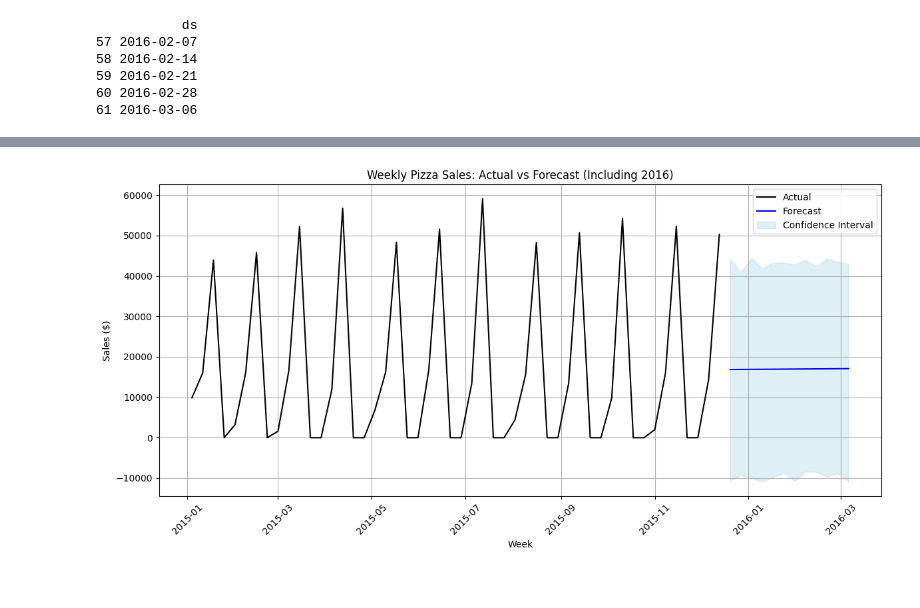
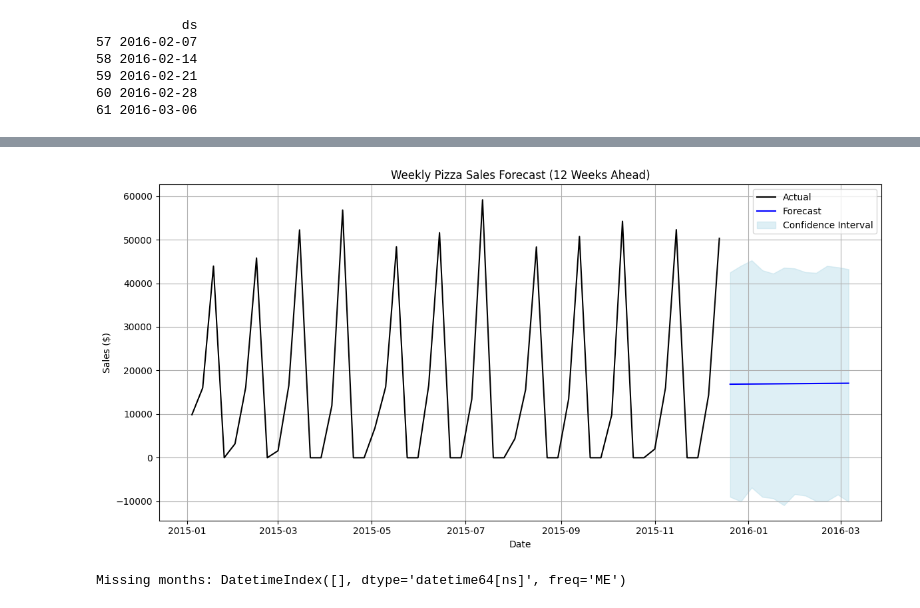
Before and after one commit to AdityaKumbhar21/Pizza_Sales_Analysis_and_Forecasting, a Jupyter notebook: notebooks/02_forecasting.ipynb, the cells around one changed output, grey strips where cells are left out. Cells and saved outputs as stored; diff of their text form; code cells hidden in the pictures.

Commit message:
done forecasting

```diff
--- a/notebooks/02_forecasting.ipynb
+++ b/notebooks/02_forecasting.ipynb
@@ -358,35 +358,23 @@ plt.show()
 # %%
-import matplotlib.pyplot as plt
+# Split forecast into actual and future
+last_train_date = prophet_df['ds'].max()
+forecast_train = forecast[forecast['ds'] <= last_train_date]
+forecast_future = forecast[forecast['ds'] > last_train_date]
 
-# 1. Separate historical and forecast portions
-last_actual_date = prophet_df['ds'].max()
-
-actual_data = prophet_df[prophet_df['ds'] <= last_actual_date]
-forecast_data = forecast[forecast['ds'] > last_actual_date]
-
-# 2. Plot both
+# Plot
 plt.figure(figsize=(12, 6))
-
-# Actual data
-plt.plot(actual_data['ds'], actual_data['y'], label='Actual', color='black')
-
-# Forecasted mean
-plt.plot(forecast_data['ds'], forecast_data['yhat'], label='Forecast', color='blue')
-
-# Confidence interval
-plt.fill_between(forecast_data['ds'],
-                 forecast_data['yhat_lower'],
-                 forecast_data['yhat_upper'],
+plt.plot(prophet_df['ds'], prophet_df['y'], label='Actual', color='black')
+plt.plot(forecast_future['ds'], forecast_future['yhat'], label='Forecast', color='blue')
+plt.fill_between(forecast_future['ds'],
+                 forecast_future['yhat_lower'],
+                 forecast_future['yhat_upper'],
                  color='lightblue', alpha=0.4, label='Confidence Interval')
-
-# Labels and legend
-plt.title("Weekly Pizza Sales: Actual vs Forecast (Including 2016)")
-plt.xlabel("Week")
+plt.title("Weekly Pizza Sales Forecast (12 Weeks Ahead)")
+plt.xlabel("Date")
 plt.ylabel("Sales ($)")
-plt.xticks(rotation=45)
+plt.legend()
 plt.grid(True)
-plt.legend()
 plt.tight_layout()
 plt.show()
 # %% [output]
-[figure, old version]
+[figure, new version]
@@ -392,0 +386,10 @@ plt.show()
+# %%
+# Create full date range for monthly frequency
+full_month_range = pd.date_range(start=monthly_sales.index.min(),
+                                 end=monthly_sales.index.max(), freq='M')
+
+# Find missing months
+missing_months = full_month_range.difference(monthly_sales.index)
+print("Missing months:", missing_months)
+# %% [output]
+Missing months: DatetimeIndex([], dtype='datetime64[ns]', freq='ME')
```
Also changed, not shown: parts of 10 cells of this notebook.
